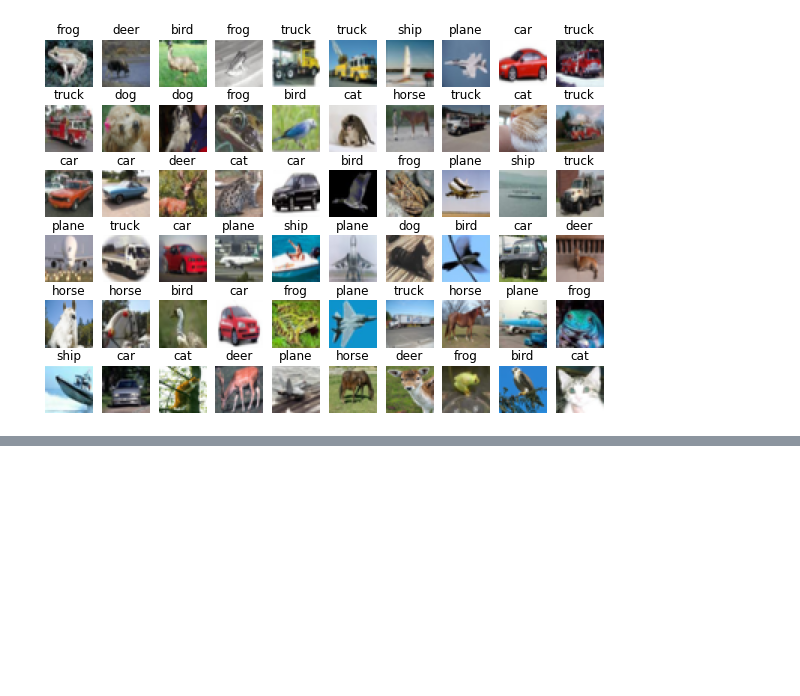
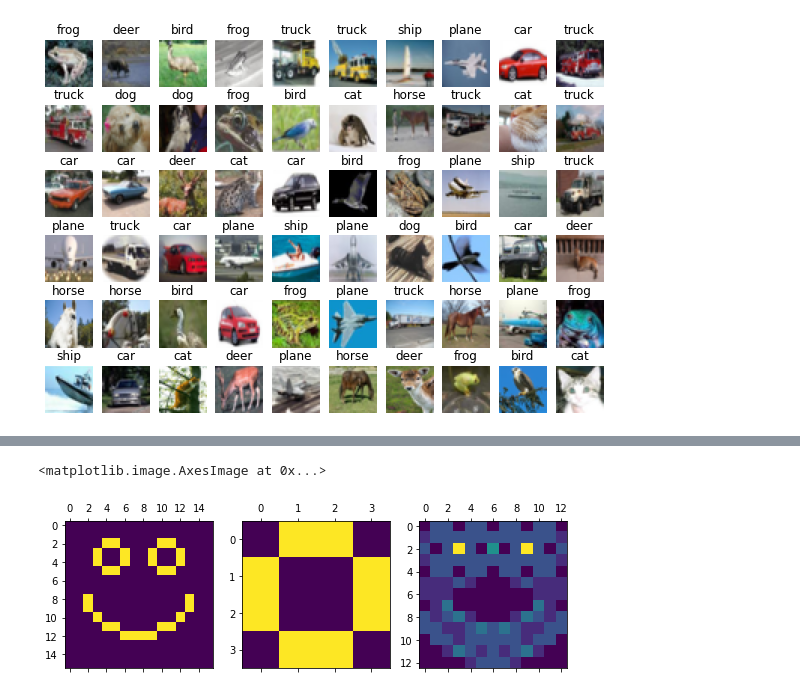
Before and after one commit to RobertSparadrap/neronal_network, a Jupyter notebook: cnn.ipynb, the cells around one changed output, grey strips where cells are left out. Saved outputs shown, nothing was run; the diff lists cells and outputs as text; code cells hidden in the pictures; blank space fills up the shorter version.

```diff
--- a/cnn.ipynb
+++ b/cnn.ipynb
@@ -42,0 +89,38 @@ fig = show_images(images, labels)
+# %%
+img = torch.Tensor([[[
+            [ 0, 0, 0, 0, 0, 0, 0, 0, 0, 0, 0, 0, 0, 0, 0, 0],
+            [ 0, 0, 0, 0, 0, 0, 0, 0, 0, 0, 0, 0, 0, 0, 0, 0],
+            [ 0, 0, 0, 0, 1, 1, 0, 0, 0, 0, 1, 1, 0, 0, 0, 0],
+            [ 0, 0, 0, 1, 0, 0, 1, 0, 0, 1, 0, 0, 1, 0, 0, 0],
+            [ 0, 0, 0, 1, 0, 0, 1, 0, 0, 1, 0, 0, 1, 0, 0, 0],
+            [ 0, 0, 0, 0, 1, 1, 0, 0, 0, 0, 1, 1, 0, 0, 0, 0],
+            [ 0, 0, 0, 0, 0, 0, 0, 0, 0, 0, 0, 0, 0, 0, 0, 0],
+            [ 0, 0, 0, 0, 0, 0, 0, 0, 0, 0, 0, 0, 0, 0, 0, 0],
+            [ 0, 0, 1, 0, 0, 0, 0, 0, 0, 0, 0, 0, 0, 1, 0, 0],
+            [ 0, 0, 1, 0, 0, 0, 0, 0, 0, 0, 0, 0, 0, 1, 0, 0],
+            [ 0, 0, 0, 1, 0, 0, 0, 0, 0, 0, 0, 0, 1, 0, 0, 0],
+            [ 0, 0, 0, 0, 1, 1, 0, 0, 0, 0, 1, 1, 0, 0, 0, 0],
+            [ 0, 0, 0, 0, 0, 0, 1, 1, 1, 1, 0, 0, 0, 0, 0, 0],
+            [ 0, 0, 0, 0, 0, 0, 0, 0, 0, 0, 0, 0, 0, 0, 0, 0],
+            [ 0, 0, 0, 0, 0, 0, 0, 0, 0, 0, 0, 0, 0, 0, 0, 0],
+            [ 0, 0, 0, 0, 0, 0, 0, 0, 0, 0, 0, 0, 0, 0, 0, 0]
+]]])
+
+conv = nn.Conv2d(1,1,4,1, bias=False)
+conv.weight = nn.Parameter(torch.Tensor([[[
+    [ 0, 1, 1, 0],
+    [ 1, 0, 0, 1],
+    [ 1, 0, 0, 1],
+    [ 0, 1, 1, 0]
+]]]))
+
+conv_img = conv(img)
+
+## vizualize
+fig, (a,b,c) = plt.subplots(1,3, figsize=(9,3))
+a.matshow(img[0][0])
+b.matshow(conv.weight.detach().numpy()[0][0])
+c.matshow(conv_img.detach().numpy()[0][0])
+# %% [output]
+<matplotlib.image.AxesImage at 0x...>
+[figure, added]
```
Also changed, not shown: parts of 18 cells of this notebook.
